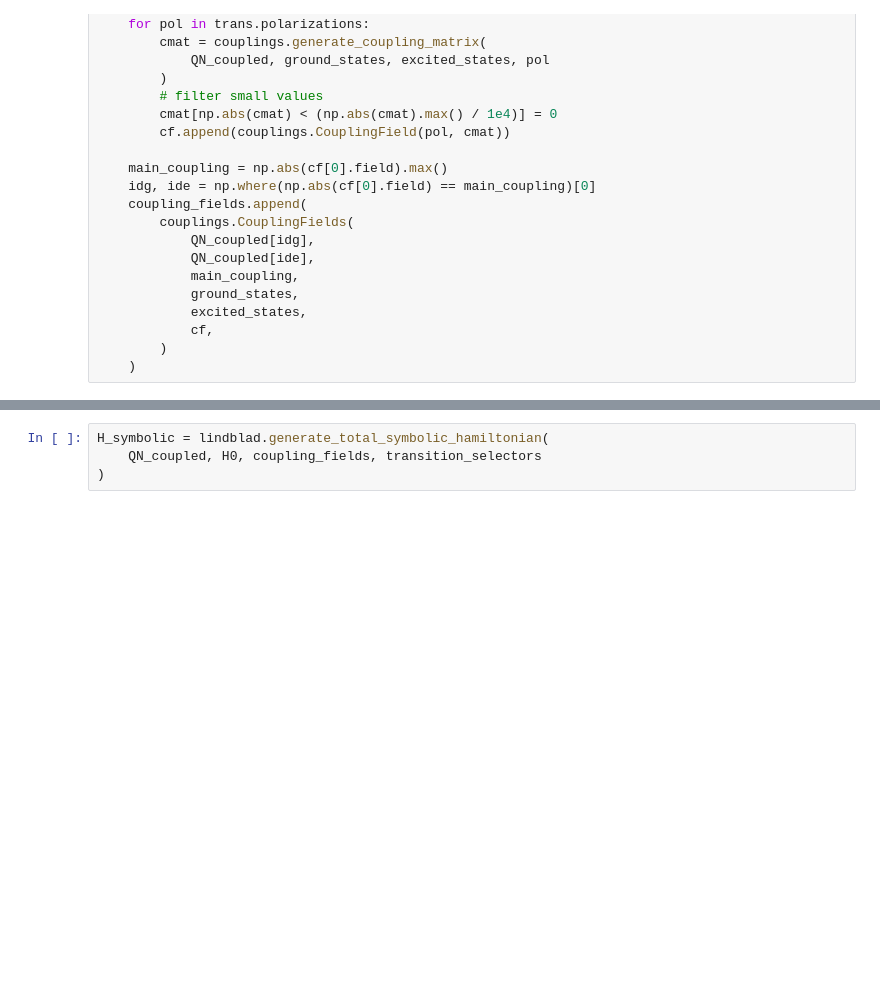
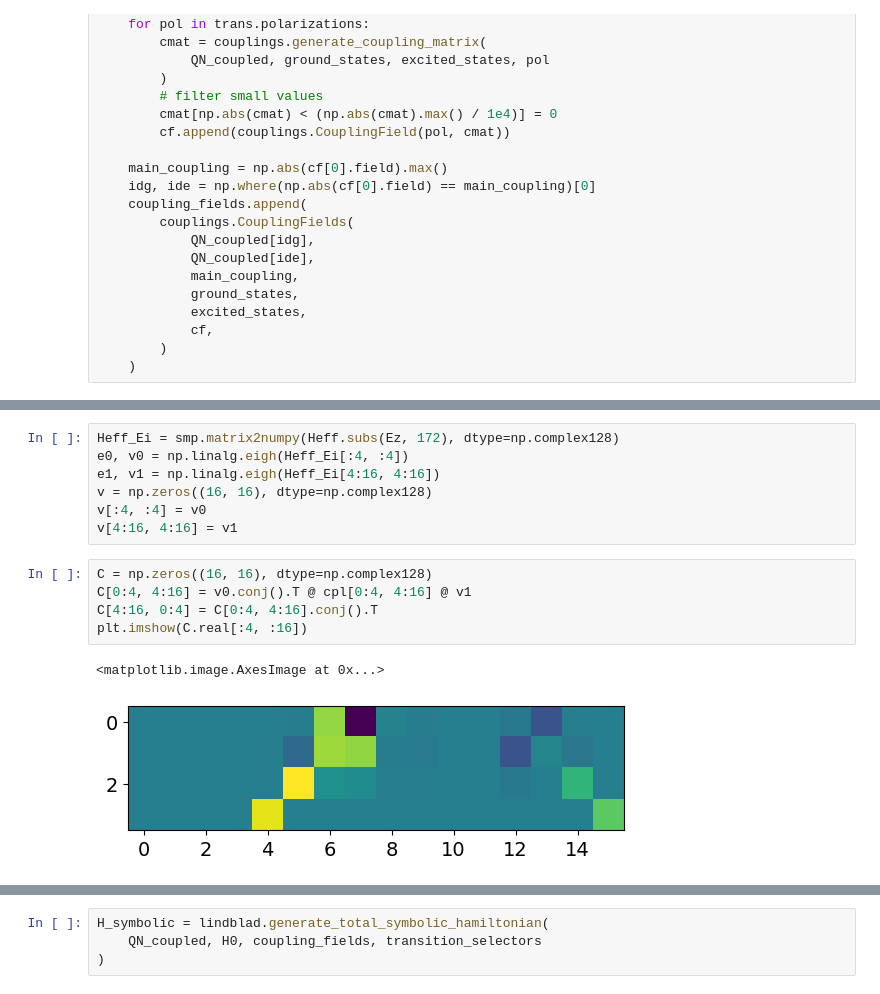
Before and after one commit to ograsdijk/CeNTREX-TlF, a Jupyter notebook: examples/spa paper/generate_hamiltonian.ipynb, the cells around one changed output, grey strips where cells are left out. Cells and saved outputs as stored; diff of their text form; blank space fills up the shorter version.

```diff
--- a/examples/spa paper/generate_hamiltonian.ipynb
+++ b/examples/spa paper/generate_hamiltonian.ipynb
@@ -326,0 +292,15 @@ for trans in transition_selectors:
+# %%
+Heff_Ei = smp.matrix2numpy(Heff.subs(Ez, 172), dtype=np.complex128)
+e0, v0 = np.linalg.eigh(Heff_Ei[:4, :4])
+e1, v1 = np.linalg.eigh(Heff_Ei[4:16, 4:16])
+v = np.zeros((16, 16), dtype=np.complex128)
+v[:4, :4] = v0
+v[4:16, 4:16] = v1
+# %%
+C = np.zeros((16, 16), dtype=np.complex128)
+C[0:4, 4:16] = v0.conj().T @ cpl[0:4, 4:16] @ v1
+C[4:16, 0:4] = C[0:4, 4:16].conj().T
+plt.imshow(C.real[:4, :16])
+# %% [output]
+<matplotlib.image.AxesImage at 0x...>
+[figure, added]
```
Also changed, not shown: parts of 27 cells of this notebook, 5 other files.
